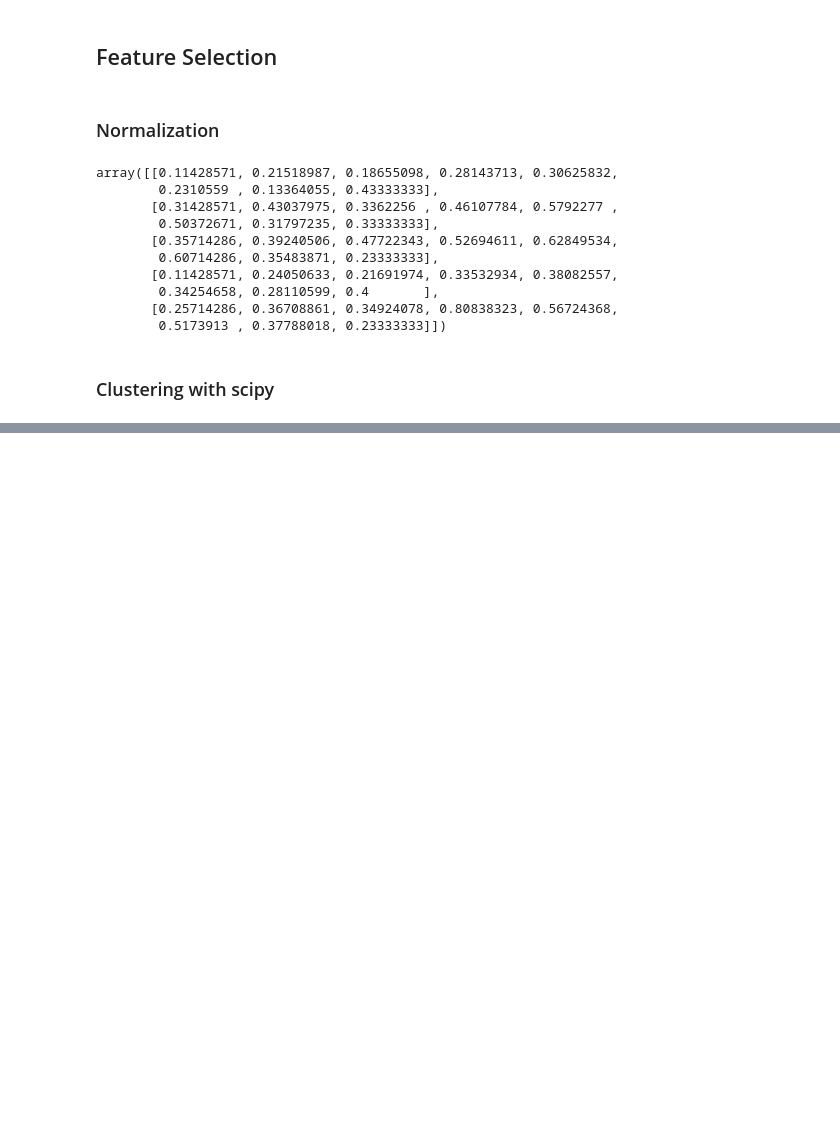
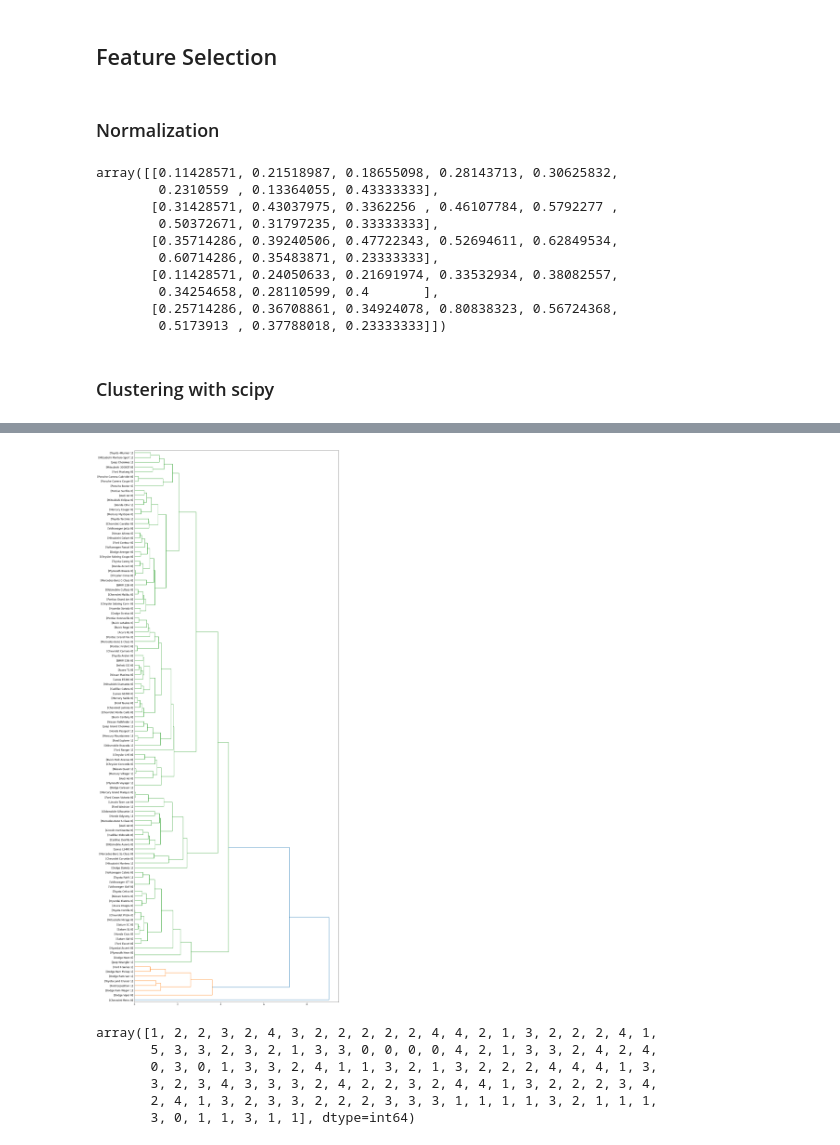
Before and after one commit to IbrahimSalaudeen/Mini-projects, a Jupyter notebook: Unsupervised Learning/Untitled.ipynb, the cells around one changed output, grey strips where cells are left out. Cells and saved outputs as stored; diff of their text form; code cells hidden in the pictures; blank space fills up the shorter version.

```diff
--- a/Unsupervised Learning/Untitled.ipynb
+++ b/Unsupervised Learning/Untitled.ipynb
@@ -161,0 +215,4 @@ for i in range(leng):
+# %%
+from sklearn.metrics.pairwise import euclidean_distances
+dist_matrix = euclidean_distances(feature_mtx, feature_mtx)
+print(dist_matrix)
@@ -161,0 +227,21 @@ for i in range(leng):
+# %%
+Z_using_dist_matrix = hierarchy.linkage(dist_matrix, 'average')
+# %%
+fig = pylab.figure(figsize=(18,50))
+def llf(id):
+    return '[%s %s %s]' % (df['manufact'][id], df['model'][id], int(float(df['type'][id])) )
+
+dendro = hierarchy.dendrogram(Z_using_dist_matrix,  leaf_label_func=llf, leaf_rotation=0, leaf_font_size =12, orientation = 'right')
+# %% [output]
+[figure, added]
+# %%
+agglom = AgglomerativeClustering(n_clusters = 6, linkage= 'complete')
+agglom.fit(dist_matrix)
+agglom.labels_
+# %% [output]
+array([1, 2, 2, 3, 2, 4, 3, 2, 2, 2, 2, 2, 4, 4, 2, 1, 3, 2, 2, 2, 4, 1,
+       5, 3, 3, 2, 3, 2, 1, 3, 3, 0, 0, 0, 0, 4, 2, 1, 3, 3, 2, 4, 2, 4,
+       0, 3, 0, 1, 3, 3, 2, 4, 1, 1, 3, 2, 1, 3, 2, 2, 2, 4, 4, 4, 1, 3,
+       3, 2, 3, 4, 3, 3, 3, 2, 4, 2, 2, 3, 2, 4, 4, 1, 3, 2, 2, 2, 3, 4,
+       2, 4, 1, 3, 2, 3, 3, 2, 2, 2, 3, 3, 3, 1, 1, 1, 1, 3, 2, 1, 1, 1,
+       3, 0, 1, 1, 3, 1, 1], dtype=int64)
```
Also changed, not shown: parts of 8 cells of this notebook.
